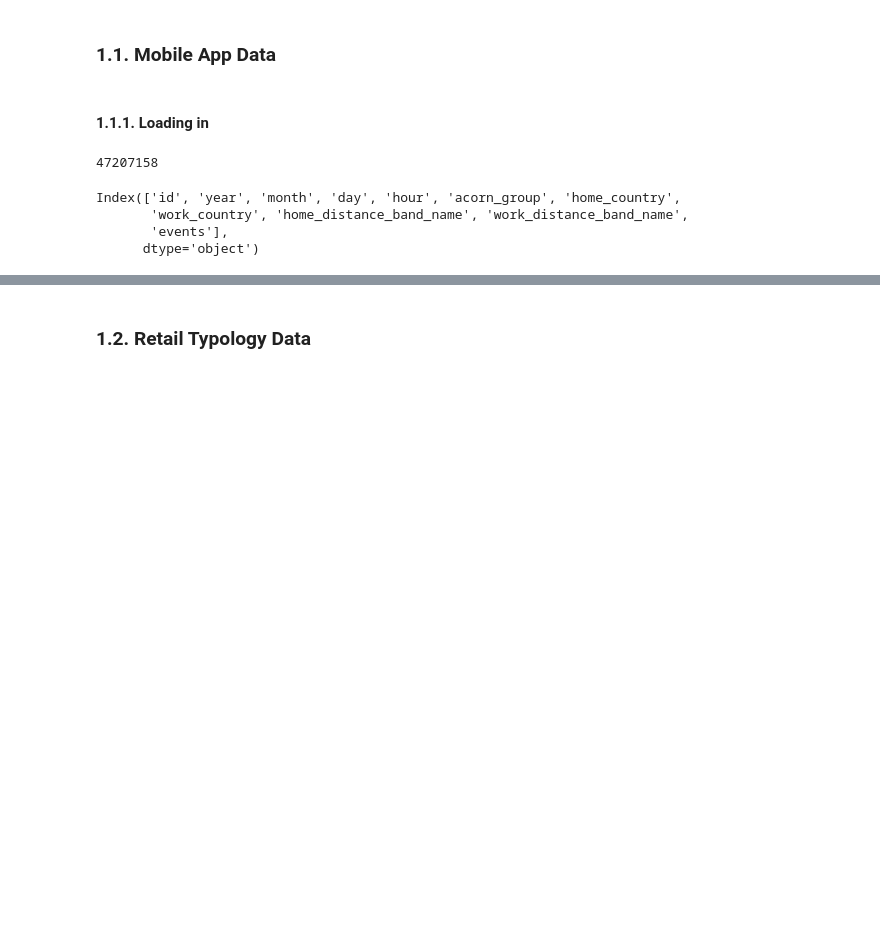
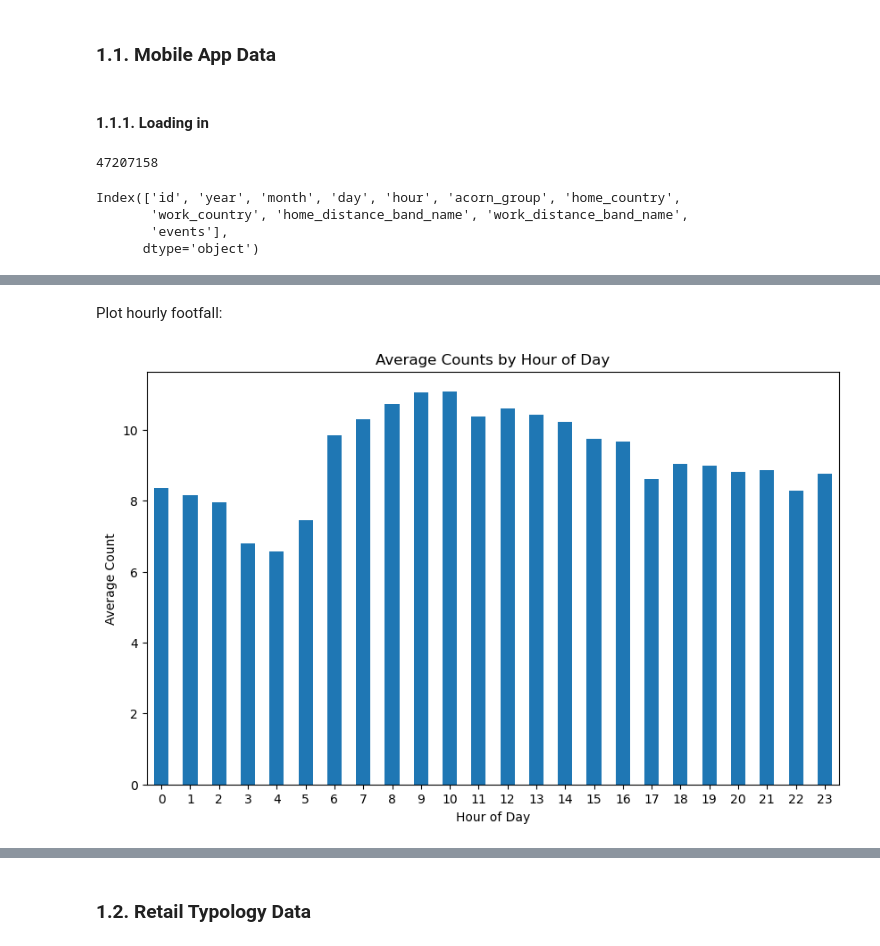
Before and after one commit to stefankrysa/MScDissertation, a Jupyter notebook: preprocessing.ipynb, the cells around one changed output, grey strips where cells are left out. Drawn from its saved outputs; the diff is of its cells as text; code cells hidden in the pictures; blank space fills up the shorter version.

```diff
--- a/preprocessing.ipynb
+++ b/preprocessing.ipynb
@@ -39,0 +209,9 @@ locF_gdf = gpd.read_file("Data/Local_Footprint_Boundary.shp")
+# %%
+mobile_csv_convert = mobile_csv.copy()
+mobile_csv_convert['datetime'] = pd.to_datetime(dict(
+    year=mobile_csv_convert['year'],
+    month=mobile_csv_convert['month'],
+    day=mobile_csv_convert['day'],
+    hour=mobile_csv_convert['hour']
+))
+mobile_csv_convert = mobile_csv_convert.drop(columns=['year', 'month', 'day', 'hour'])
@@ -39,0 +238,3 @@ locF_gdf = gpd.read_file("Data/Local_Footprint_Boundary.shp")
+# %%
+df_filtered = mobile_csv_convert[mobile_csv_convert['id'] == 20944].sort_values(by='datetime')
+display(df_filtered.iloc[50:60][['datetime']])
@@ -39,0 +253,19 @@ locF_gdf = gpd.read_file("Data/Local_Footprint_Boundary.shp")
+# %% [markdown]
+Plot hourly footfall:
+# %%
+# extract hour from datetime
+df_filtered['hour'] = df_filtered['datetime'].dt.hour
+
+# group by hour and compute average count
+avg_counts_by_hour = df_filtered.groupby('hour')['events'].mean()
+
+# plot
+plt.figure(figsize=(10,6))
+avg_counts_by_hour.plot(kind='bar')
+plt.xlabel('Hour of Day')
+plt.ylabel('Average Count')
+plt.title('Average Counts by Hour of Day')
+plt.xticks(rotation=0)
+plt.show()
+# %% [output]
+[figure, added]
```
Also changed, not shown: parts of 49 cells of this notebook.
